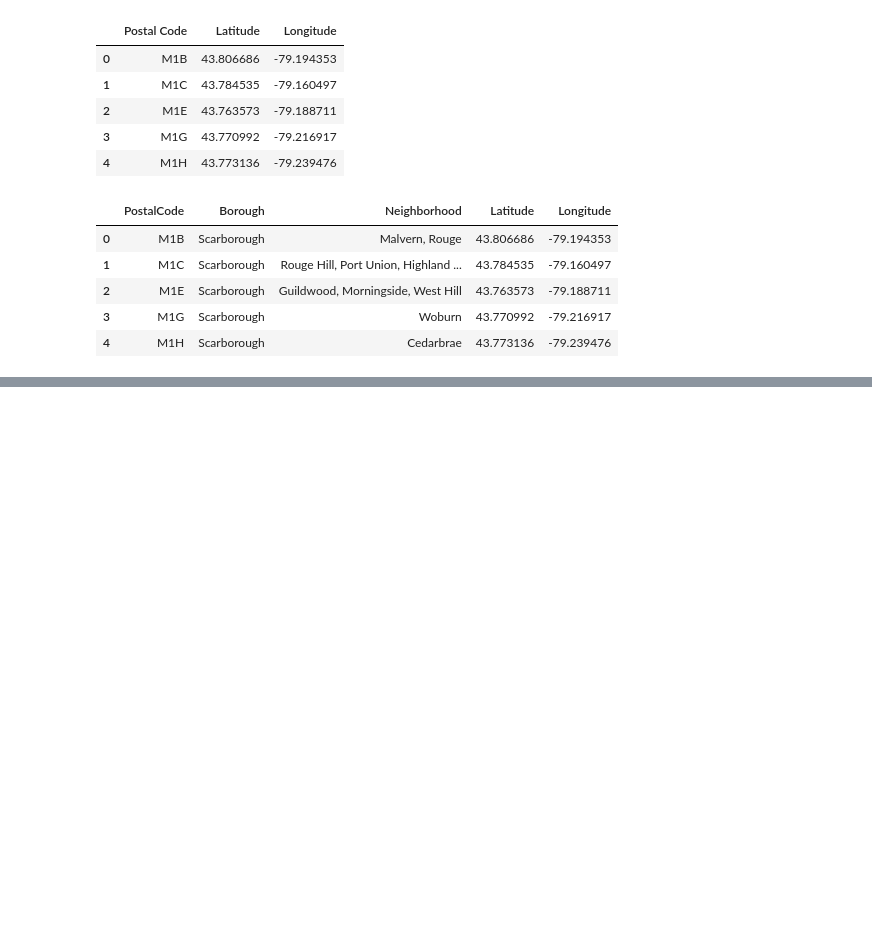
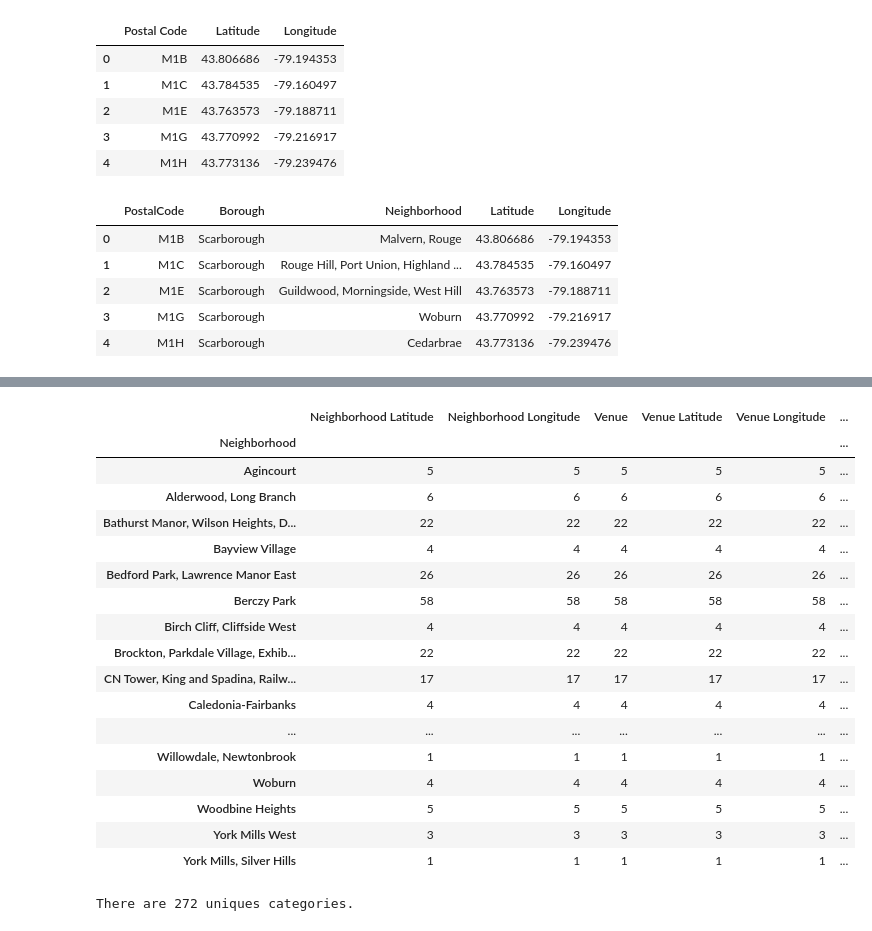
Before and after one commit to nikolina-drobnjak/Coursera_Capstone, a Jupyter notebook: Segmenting and Clustering-Nikolina Drobnjak (1).ipynb, the cells around one changed output, grey strips where cells are left out. Drawn from its saved outputs; the diff is of its cells as text; code cells hidden in the pictures; blank space fills up the shorter version.

```diff
--- a/Segmenting and Clustering-Nikolina Drobnjak (1).ipynb
+++ b/Segmenting and Clustering-Nikolina Drobnjak (1).ipynb
@@ -117,0 +133,4 @@ dfc.head()
+# %%
+# create map of New York using latitude and longitude values
+map_toronto = folium.Map(location=[latitude, longitude], zoom_start=10)
+map_toronto
@@ -117,0 +139,19 @@ dfc.head()
+# %%
+for lat, lng, borough, neighborhood in zip(
+        dfc['Latitude'],
+        dfc['Longitude'],
+        dfc['Borough'],
+        dfc['Neighborhood']):
+    label = '{}, {}'.format(neighborhood, borough)
+    label = folium.Popup(label, parse_html=True)
+    folium.CircleMarker(
+        [lat, lng],
+        radius=5,
+        popup=label,
+        color='blue',
+        fill=True,
+        fill_color='#3186cc',
+        fill_opacity=0.7,
+        parse_html=False).add_to(map_toronto)
+
+map_toronto
@@ -117,0 +162,11 @@ dfc.head()
+# %%
+CLIENT_ID = 'MYOPF3HIQ5KGHQG053VDL20I1QG1ZX2T433LXVKA2UA0KYWE' # your Foursquare ID
+CLIENT_SECRET = 'K3ILN0OHWGJJ5WHS0YC4XYCY2FT1B5XIH1XMRAKDPC0CUXMA' # your Foursquare Secret
+VERSION = '20180605' # Foursquare API version
+LIMIT = 100 # A default Foursquare API limit value
+dfc.loc[0, 'Neighborhood']
+neighborhood_latitude = dfc.loc[0, 'Latitude'] # neighborhood latitude value
+neighborhood_longitude = dfc.loc[0, 'Longitude'] # neighborhood longitude value
+
+neighborhood_name = dfc.loc[0, 'Neighborhood'] # neighborhood name
+neighborhood_name
@@ -117,0 +264,5 @@ dfc.head()
+# %%
+toronto_venues = getNearbyVenues(names=dfc['Neighborhood'],
+                                   latitudes=dfc['Latitude'],
+                                   longitudes=dfc['Longitude']
+                                  )
@@ -117,0 +298,25 @@ dfc.head()
+# %%
+toronto_venues.groupby('Neighborhood').count()
+# %% [output]
+|  | Neighborhood Latitude | Neighborhood Longitude | Venue | Venue Latitude | Venue Longitude | ... |
+| Neighborhood |  |  |  |  |  | ... |
+| Agincourt | 5 | 5 | 5 | 5 | 5 | ... |
+| Alderwood, Long Branch | 6 | 6 | 6 | 6 | 6 | ... |
+| Bathurst Manor, Wilson Heights, D... | 22 | 22 | 22 | 22 | 22 | ... |
+| Bayview Village | 4 | 4 | 4 | 4 | 4 | ... |
+| Bedford Park, Lawrence Manor East | 26 | 26 | 26 | 26 | 26 | ... |
+| Berczy Park | 58 | 58 | 58 | 58 | 58 | ... |
+| Birch Cliff, Cliffside West | 4 | 4 | 4 | 4 | 4 | ... |
+| Brockton, Parkdale Village, Exhib... | 22 | 22 | 22 | 22 | 22 | ... |
+| CN Tower, King and Spadina, Railw... | 17 | 17 | 17 | 17 | 17 | ... |
+| Caledonia-Fairbanks | 4 | 4 | 4 | 4 | 4 | ... |
+| ... | ... | ... | ... | ... | ... | ... |
+| Willowdale, Newtonbrook | 1 | 1 | 1 | 1 | 1 | ... |
+| Woburn | 4 | 4 | 4 | 4 | 4 | ... |
+| Woodbine Heights | 5 | 5 | 5 | 5 | 5 | ... |
+| York Mills West | 3 | 3 | 3 | 3 | 3 | ... |
+| York Mills, Silver Hills | 1 | 1 | 1 | 1 | 1 | ... |
+# %%
+print('There are {} uniques categories.'.format(len(toronto_venues['Venue Category'].unique())))
+# %% [output]
+There are 272 uniques categories.
```
Also changed, not shown: parts of 33 cells of this notebook.
